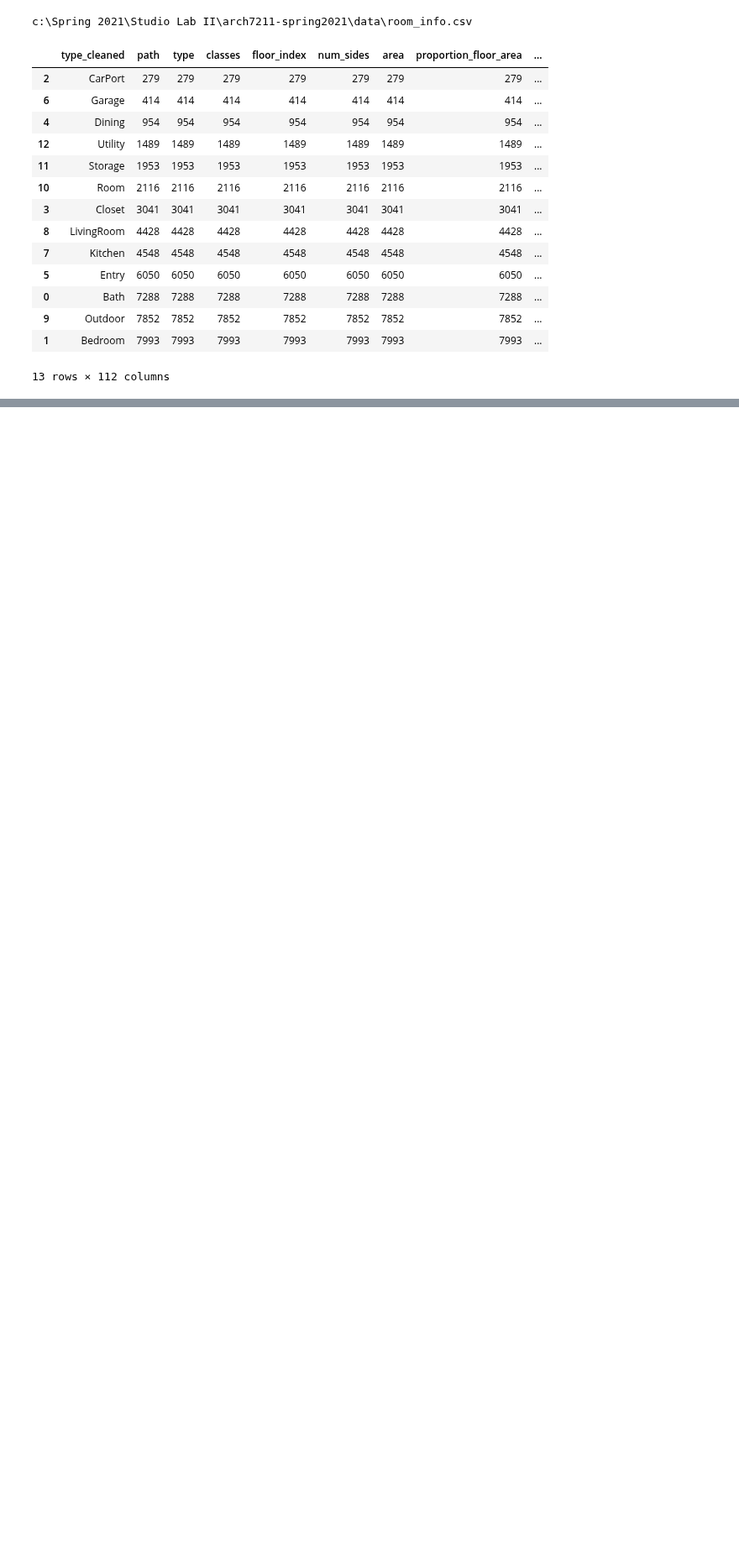
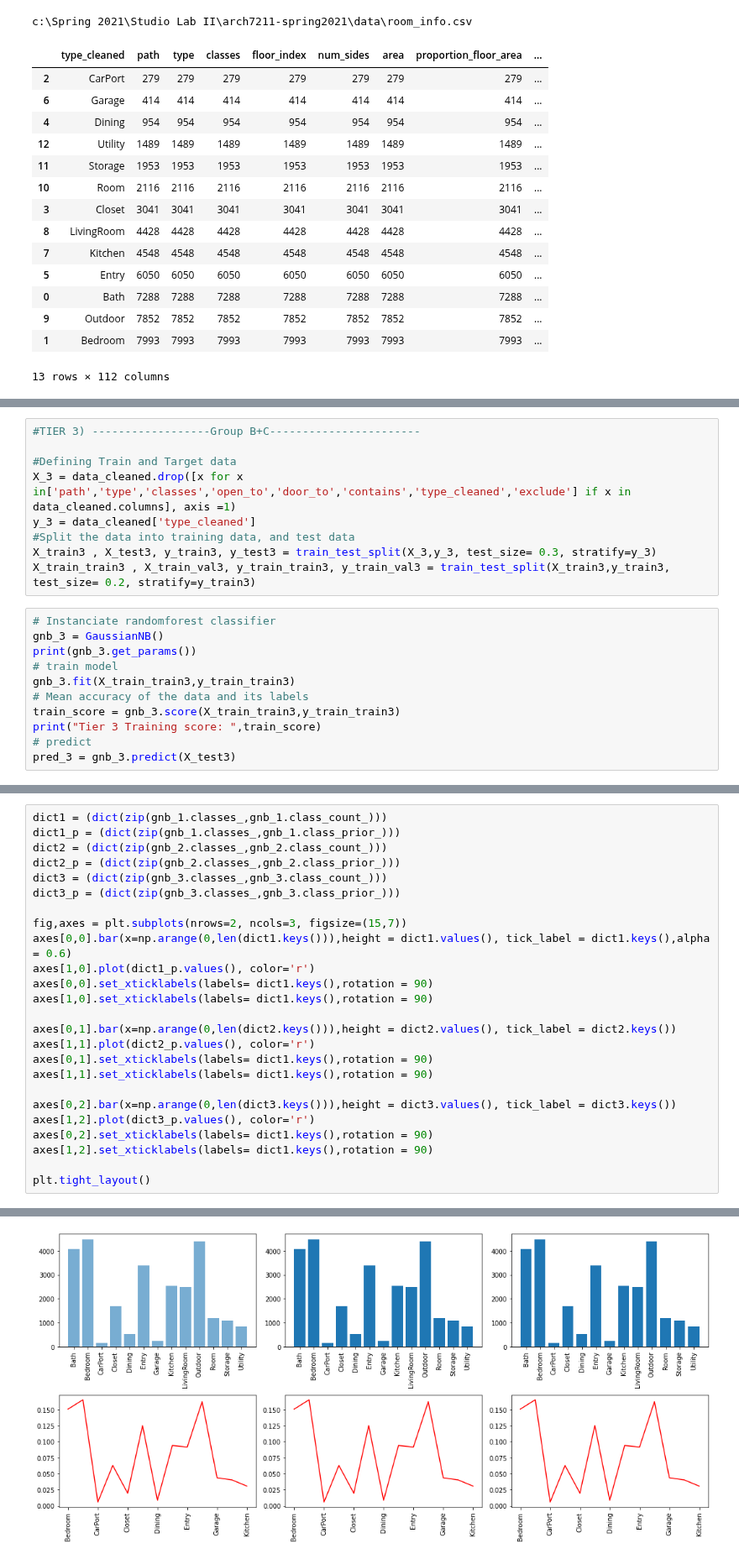
Before and after one commit to cltarchitecture/2021-spring-studio-lab, a Jupyter notebook: Machine Learning/3Tier_NaiveBayes.ipynb, the cells around one changed output, grey strips where cells are left out. Shown at 84% size. Saved outputs shown, nothing was run; the diff lists cells and outputs as text; blank space fills up the shorter version.

```diff
--- a/Machine Learning/3Tier_NaiveBayes.ipynb
+++ b/Machine Learning/3Tier_NaiveBayes.ipynb
@@ -69,0 +271,20 @@ c:\Spring 2021\Studio Lab II\arch7211-spring2021\data\room_info.csv
+# %%
+#TIER 3) ------------------Group B+C-----------------------
+
+#Defining Train and Target data
+X_3 = data_cleaned.drop([x for x in['path','type','classes','open_to','door_to','contains','type_cleaned','exclude'] if x in data_cleaned.columns], axis =1)
+y_3 = data_cleaned['type_cleaned']
+#Split the data into training data, and test data
+X_train3 , X_test3, y_train3, y_test3 = train_test_split(X_3,y_3, test_size= 0.3, stratify=y_3)
+X_train_train3 , X_train_val3, y_train_train3, y_train_val3 = train_test_split(X_train3,y_train3, test_size= 0.2, stratify=y_train3)
+# %%
+# Instanciate randomforest classifier
+gnb_3 = GaussianNB()
+print(gnb_3.get_params())
+# train model
+gnb_3.fit(X_train_train3,y_train_train3)
+# Mean accuracy of the data and its labels
+train_score = gnb_3.score(X_train_train3,y_train_train3)
+print("Tier 3 Training score: ",train_score)
+# predict
+pred_3 = gnb_3.predict(X_test3)
@@ -69,0 +327,26 @@ c:\Spring 2021\Studio Lab II\arch7211-spring2021\data\room_info.csv
+# %%
+dict1 = (dict(zip(gnb_1.classes_,gnb_1.class_count_)))
+dict1_p = (dict(zip(gnb_1.classes_,gnb_1.class_prior_)))
+dict2 = (dict(zip(gnb_2.classes_,gnb_2.class_count_)))
+dict2_p = (dict(zip(gnb_2.classes_,gnb_2.class_prior_)))
+dict3 = (dict(zip(gnb_3.classes_,gnb_3.class_count_)))
+dict3_p = (dict(zip(gnb_3.classes_,gnb_3.class_prior_)))
+
+fig,axes = plt.subplots(nrows=2, ncols=3, figsize=(15,7))
+axes[0,0].bar(x=np.arange(0,len(dict1.keys())),height = dict1.values(), tick_label = dict1.keys(),alpha = 0.6)
+axes[1,0].plot(dict1_p.values(), color='r')
+axes[0,0].set_xticklabels(labels= dict1.keys(),rotation = 90)
+axes[1,0].set_xticklabels(labels= dict1.keys(),rotation = 90)
+
+axes[0,1].bar(x=np.arange(0,len(dict2.keys())),height = dict2.values(), tick_label = dict2.keys())
+axes[1,1].plot(dict2_p.values(), color='r')
+axes[0,1].set_xticklabels(labels= dict1.keys(),rotation = 90)
+axes[1,1].set_xticklabels(labels= dict1.keys(),rotation = 90)
+
+axes[0,2].bar(x=np.arange(0,len(dict3.keys())),height = dict3.values(), tick_label = dict3.keys())
+axes[1,2].plot(dict3_p.values(), color='r')
+axes[0,2].set_xticklabels(labels= dict1.keys(),rotation = 90)
+axes[1,2].set_xticklabels(labels= dict1.keys(),rotation = 90)
+
+plt.tight_layout()
+# %% [output]
@@ -69,0 +356 @@ c:\Spring 2021\Studio Lab II\arch7211-spring2021\data\room_info.csv
+[figure, added]
```
Also changed, not shown: parts of 24 cells of this notebook, 3 other files.
